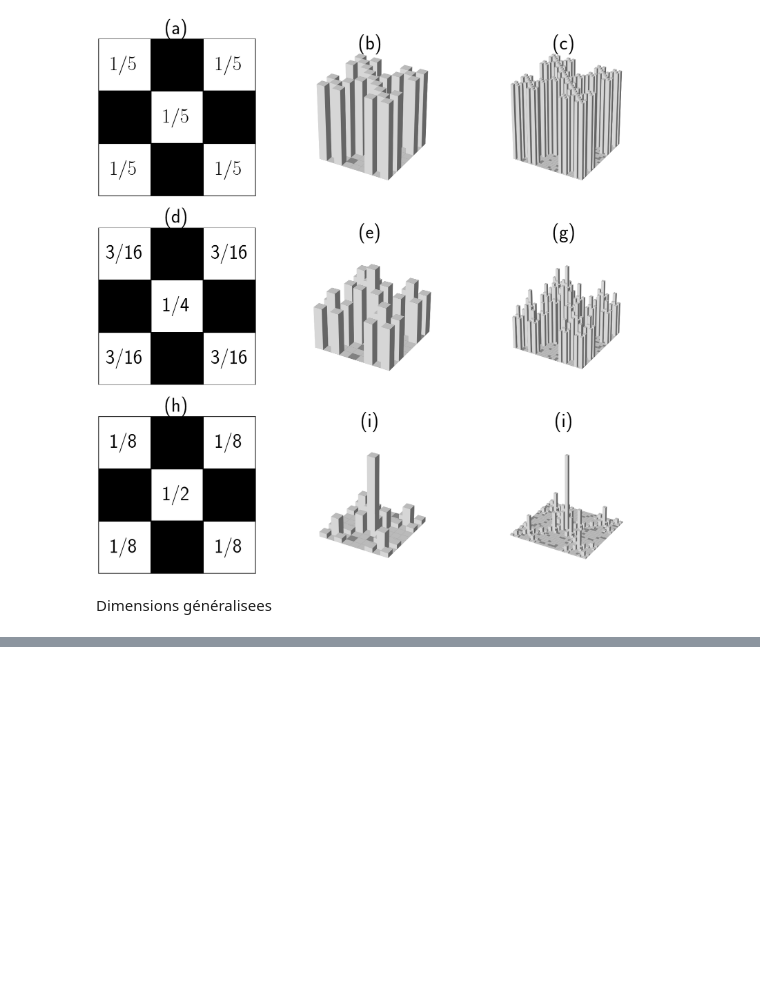
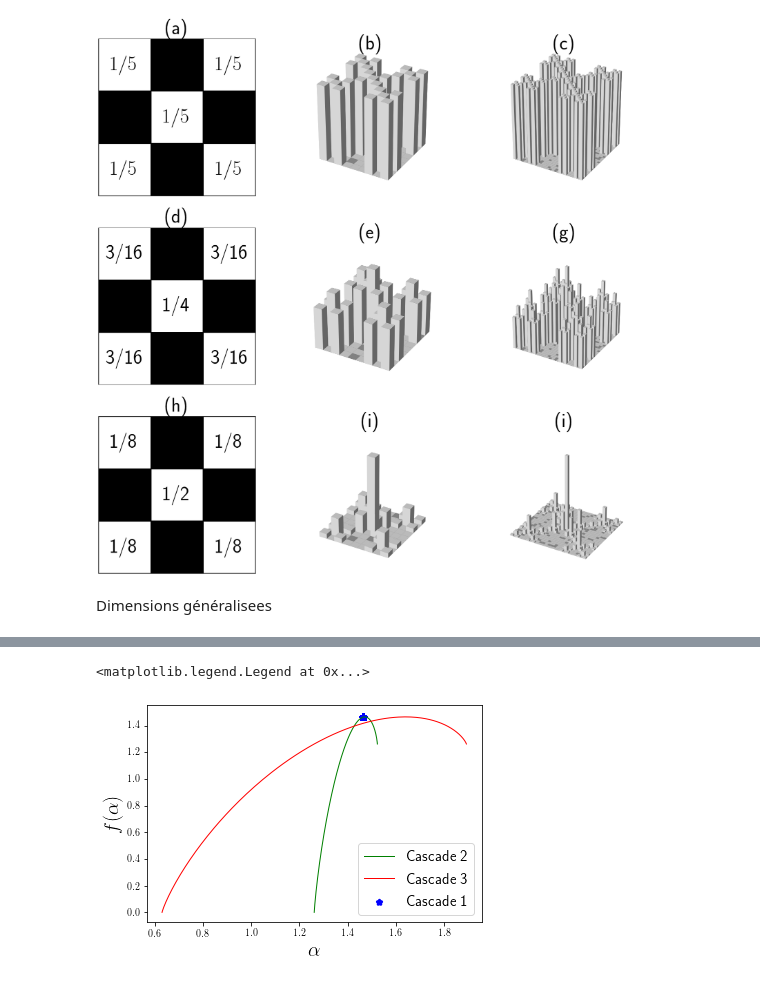
Before and after one commit to fsemecurbe/GWFA, a Jupyter notebook: image.ipynb, the cells around one changed output, grey strips where cells are left out. Cells and saved outputs as stored; diff of their text form; code cells hidden in the pictures; blank space fills up the shorter version.

```diff
--- a/image.ipynb
+++ b/image.ipynb
@@ -197,0 +169,24 @@ plt.imshow(cas3)
+# %%
+def alpha(P,q):
+    Pq = P**q / np.sum(P**q)
+    return(- np.sum(Pq * np.log(P)) / np.log(3))
+def falpha(P,q):
+    Pq = P**q / np.sum(P**q)
+    return(- np.sum(Pq * np.log(Pq)) / np.log(3))
+# %%
+Dimension['alpha_1'] = Dimension.q.apply(lambda x : alpha(gen1[gen1>0],x))
+Dimension['alpha_2'] = Dimension.q.apply(lambda x : alpha(gen2[gen2>0],x))
+Dimension['alpha_3'] = Dimension.q.apply(lambda x : alpha(gen3[gen3>0],x))
+Dimension['falpha_1'] = Dimension.q.apply(lambda x : falpha(gen1[gen1>0],x))
+Dimension['falpha_2'] = Dimension.q.apply(lambda x : falpha(gen2[gen2>0],x))
+Dimension['falpha_3'] = Dimension.q.apply(lambda x : falpha(gen3[gen3>0],x))
+# %%
+ax = Dimension.plot.line('alpha_2', 'falpha_2', color='green', label='Cascade 2', linewidth=1)
+Dimension.plot.line('alpha_3', 'falpha_3', color='red', label='Cascade 3', ax=ax, linewidth=1)
+Dimension.plot.scatter('alpha_1', 'falpha_1', color='blue', label='Cascade 1', ax=ax, marker='*', linewidth=3)
+ax.set_ylabel(r'$ f(\alpha) $', fontsize=20)
+ax.set_xlabel(r'$ \alpha $', fontsize=20)
+ax.legend(fontsize=15)
+# %% [output]
+<matplotlib.legend.Legend at 0x...>
+[figure, added]
```
Also changed, not shown: parts of 9 cells of this notebook.
